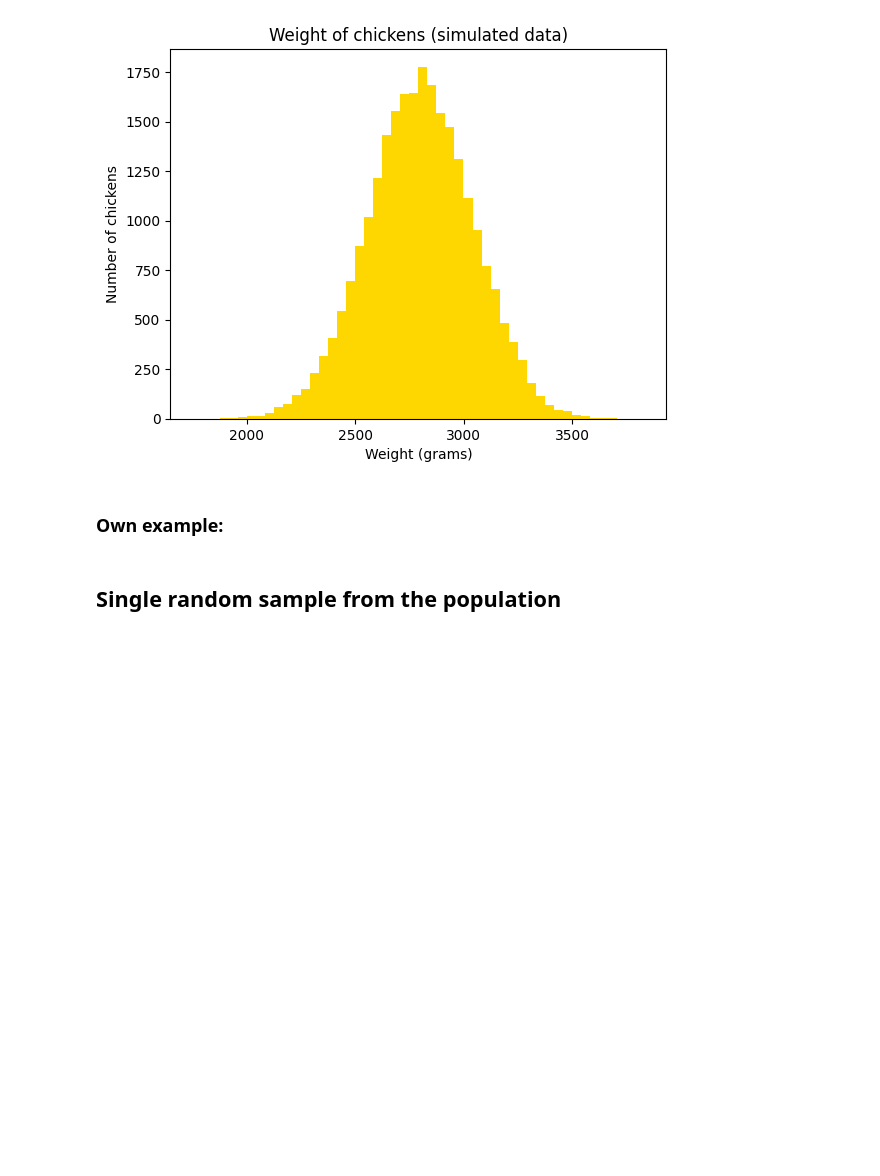
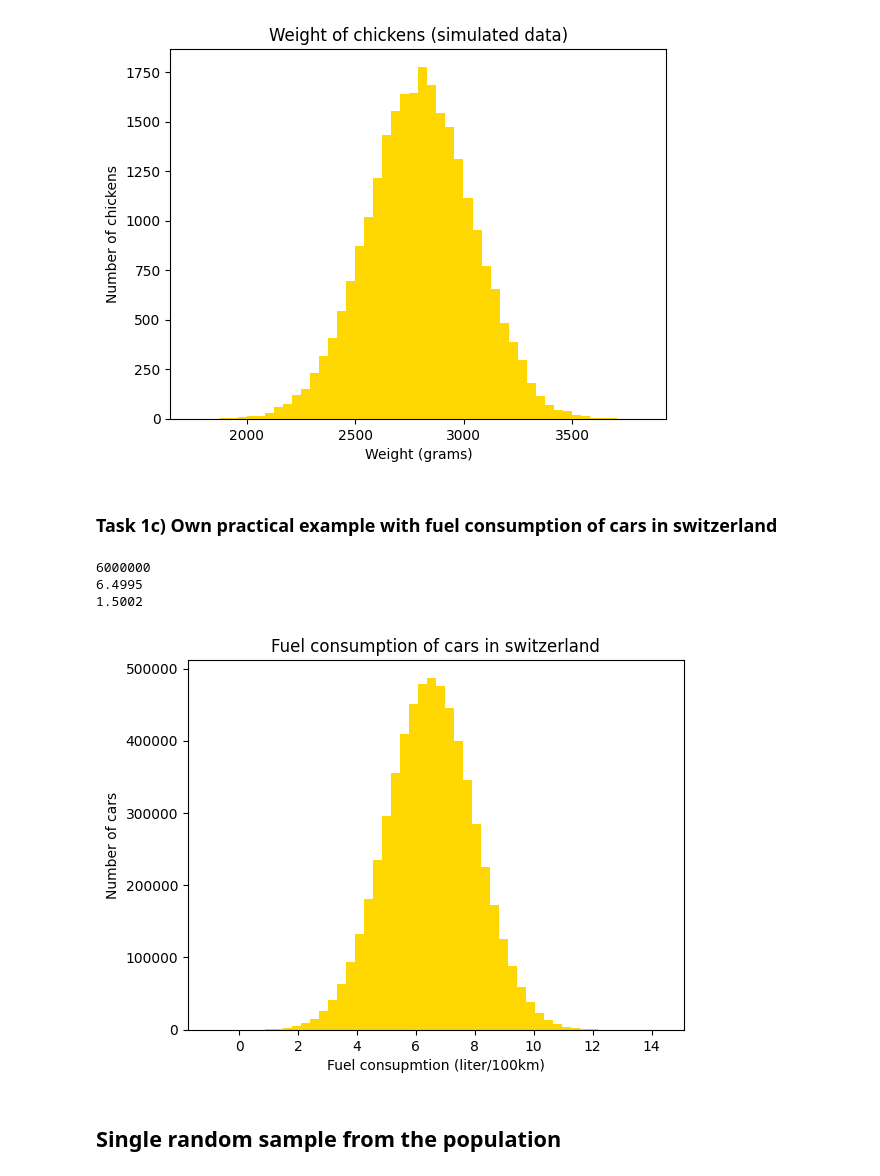
Before and after one commit to Etterpau/applied_research_methods, a Jupyter notebook: Week_06/population_and_samples.ipynb, the cells around one changed output. Saved outputs shown, nothing was run; the diff lists cells and outputs as text; code cells hidden in the pictures; blank space fills up the shorter version.

```diff
--- a/Week_06/population_and_samples.ipynb
+++ b/Week_06/population_and_samples.ipynb
@@ -53,29 +53,34 @@ plt.show()
 242.2488
 [figure]
 # %% [markdown]
-### Own example:
+### Task 1c) Own practical example with fuel consumption of cars in switzerland
 # %%
 # Parameters of distribution
-p_mean = 2800
-p_std = 240
-p_n = 25000
+p_mean = 6.5
+p_std = 1.5
+p_n = 6000000
 
 # Setting a seed to restore the random numbers later
 random.seed(42)
 
-# Generate (normally distributed) data with mean = 2800 g and standard deviation = 240 g
+# Generate (normally distributed) data with mean = 6.5 L/100km and standard deviation = 1.5 l / 100km
 pop = np.random.normal(loc=p_mean, scale=p_std, size=p_n)
 print(f'{len(pop):.0f}')
 print(f'{np.mean(pop):.4f}')
 print(f'{np.std(pop):.4f}')
 
 # Plot histogram based on the data
 plt.hist(pop, bins = 50, color='gold')
-plt.title('Weight of chickens (simulated data)')
-plt.xlabel('Weight (grams)')
-plt.ylabel('Number of chickens')
+plt.title('Fuel consumption of cars in switzerland')
+plt.xlabel('Fuel consupmtion (liter/100km)')
+plt.ylabel('Number of cars')
 
 plt.show()
+# %% [output]
+6000000
+6.4995
+1.5002
+[figure, added]
 # %% [markdown]
 ## Single random sample from the population
 # %%
```
Also changed, not shown: parts of 4 cells of this notebook, 1 other file.
